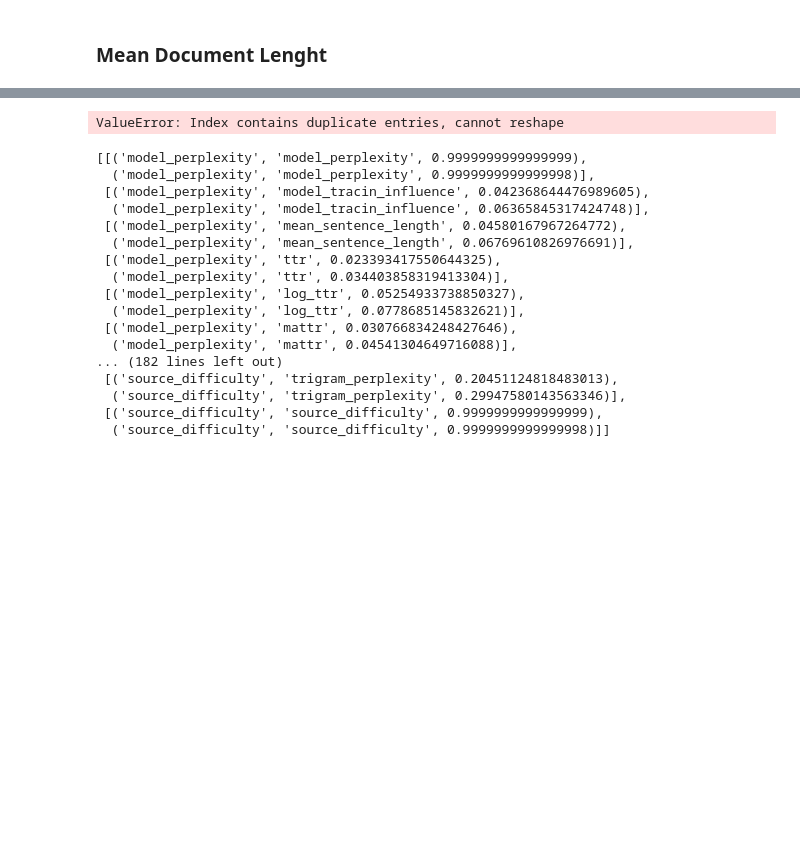
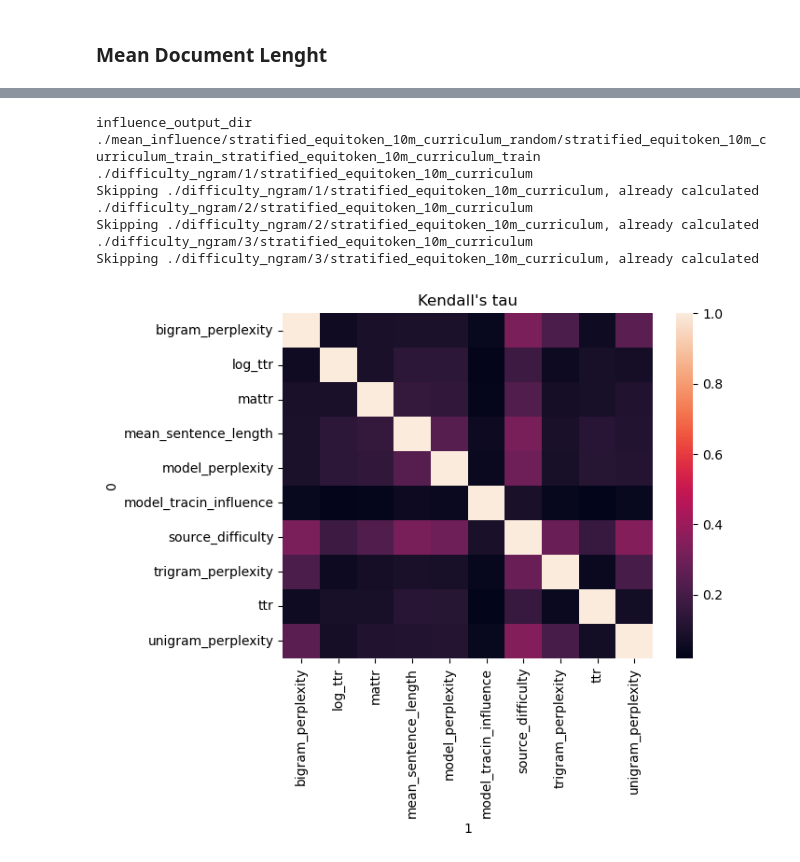
Before and after one commit to loris3/babylm, a Jupyter notebook: difficulty.ipynb, the cells around one changed output, grey strips where cells are left out. Saved outputs shown, nothing was run; the diff lists cells and outputs as text; code cells hidden in the pictures; blank space fills up the shorter version.

```diff
--- a/difficulty.ipynb
+++ b/difficulty.ipynb
@@ -59,3 +74,0 @@ def get_order_increasing_difficulty_perplexity_ngram(dataset_name="loris3/strati
-# %%
-dataset_name = "loris3/stratified_10m_curriculum"
-model_name_random = "loris3/stratified_10m_curriculum_random"
@@ -78,3 +74,0 @@ Skipping ./difficulty_ngram/3/stratified_10m_curriculum, already calculated
-# %%
-df_random, curriculum_random = plotting.load_data_for_plotting(dataset_name, "random.pt")
-df_lognorm, curriculum_lognorm = plotting.load_data_for_plotting(dataset_name, "lognorm.pt")
@@ -101,5 +74,0 @@ os.path.join("./difficulty", os.path.basename(model_name_random))
-# %%
-df_perplexity = pd.read_parquet(os.path.join("./difficulty", os.path.basename(dataset_name), os.path.basename(model_name_random)))
-df_perplexity_unigram = pd.read_parquet(os.path.join("./difficulty_ngram", "1", os.path.basename(dataset_name)))
-df_perplexity_bigram = pd.read_parquet(os.path.join("./difficulty_ngram", "2", os.path.basename(dataset_name)))
-df_perplexity_trigram = pd.read_parquet(os.path.join("./difficulty_ngram", "3", os.path.basename(dataset_name)))
@@ -284,27 +170,28 @@ v
-# %%
-v = pd.DataFrame(a)
-import seaborn as sns
-sns.heatmap(v.pivot(index=0, columns=1, values=2))
-plt.show()
-# %% [output]
-ValueError: Index contains duplicate entries, cannot reshape
-# %%
-a
-# %% [output]
-[[('model_perplexity', 'model_perplexity', 0.9999999999999999),
-  ('model_perplexity', 'model_perplexity', 0.9999999999999998)],
- [('model_perplexity', 'model_tracin_influence', 0.042368644476989605),
-  ('model_perplexity', 'model_tracin_influence', 0.06365845317424748)],
- [('model_perplexity', 'mean_sentence_length', 0.04580167967264772),
-  ('model_perplexity', 'mean_sentence_length', 0.06769610826976691)],
- [('model_perplexity', 'ttr', 0.023393417550644325),
-  ('model_perplexity', 'ttr', 0.034403858319413304)],
- [('model_perplexity', 'log_ttr', 0.05254933738850327),
-  ('model_perplexity', 'log_ttr', 0.0778685145832621)],
- [('model_perplexity', 'mattr', 0.030766834248427646),
-  ('model_perplexity', 'mattr', 0.04541304649716088)],
-... (182 lines left out)
- [('source_difficulty', 'trigram_perplexity', 0.20451124818483013),
-  ('source_difficulty', 'trigram_perplexity', 0.29947580143563346)],
- [('source_difficulty', 'source_difficulty', 0.9999999999999999),
-  ('source_difficulty', 'source_difficulty', 0.9999999999999998)]]
+# %%
+import seaborn as sns
+
+
+for task in [
+    ("random.pt",
+      "loris3/stratified_equitoken_10m_curriculum",
+     "train",
+      "loris3/stratified_equitoken_10m_curriculum_random"
+    ),
+    ("random.pt",
+      "loris3/stratified_equitoken_10m_curriculum",
+     "train",
+      "loris3/stratified_equitoken_10m_curriculum_random"
+    )
+]:
+    sns.heatmap(get_corr(*task))
+    plt.title("Kendall's tau")
+    plt.show()
+# %% [output]
+influence_output_dir ./mean_influence/stratified_equitoken_10m_curriculum_random/stratified_equitoken_10m_curriculum_train_stratified_equitoken_10m_curriculum_train
+./difficulty_ngram/1/stratified_equitoken_10m_curriculum
+Skipping ./difficulty_ngram/1/stratified_equitoken_10m_curriculum, already calculated
+./difficulty_ngram/2/stratified_equitoken_10m_curriculum
+Skipping ./difficulty_ngram/2/stratified_equitoken_10m_curriculum, already calculated
+./difficulty_ngram/3/stratified_equitoken_10m_curriculum
+Skipping ./difficulty_ngram/3/stratified_equitoken_10m_curriculum, already calculated
+[figure, added]
```
Also changed, not shown: parts of 19 cells of this notebook, 4 other files.
